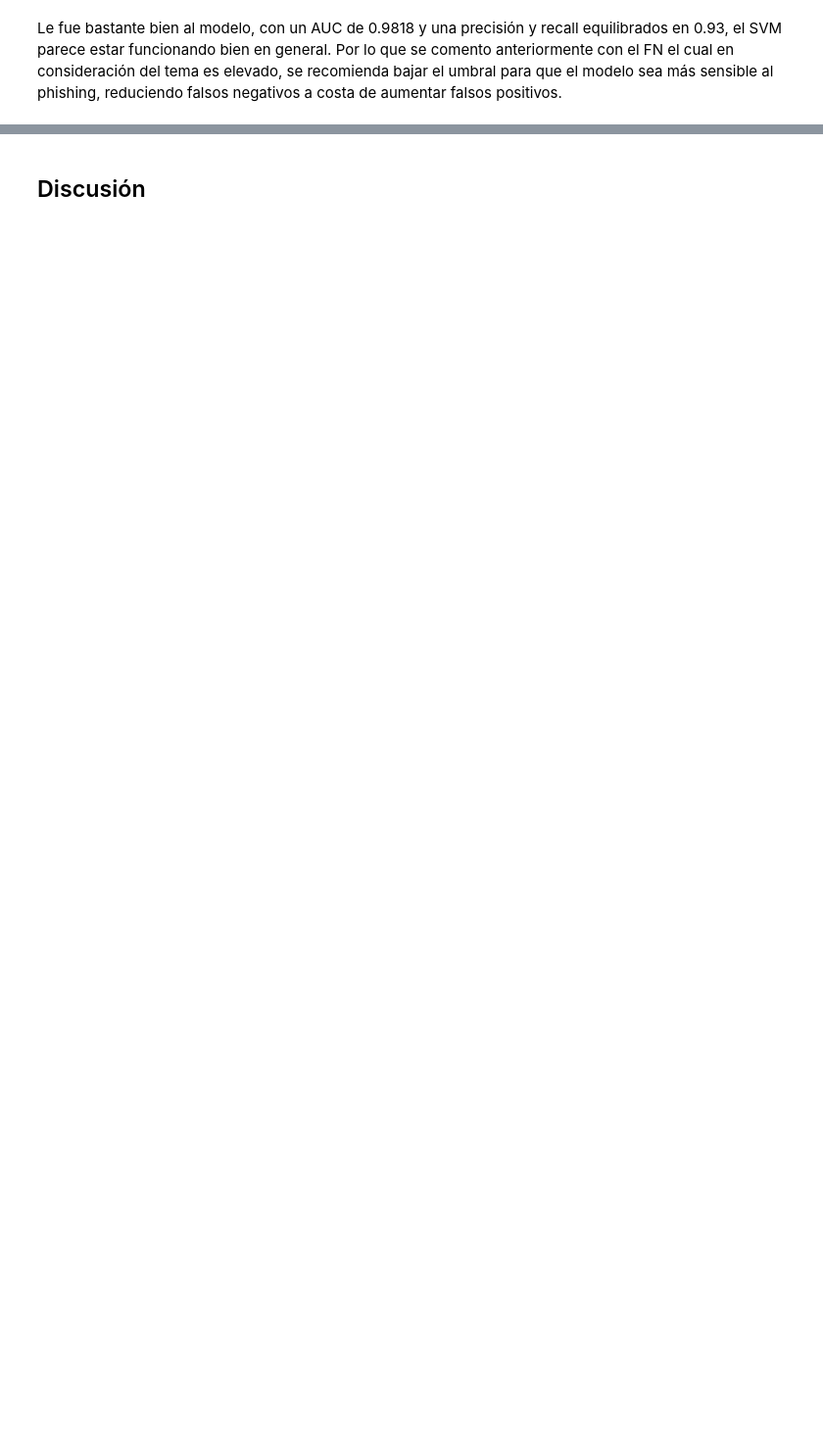
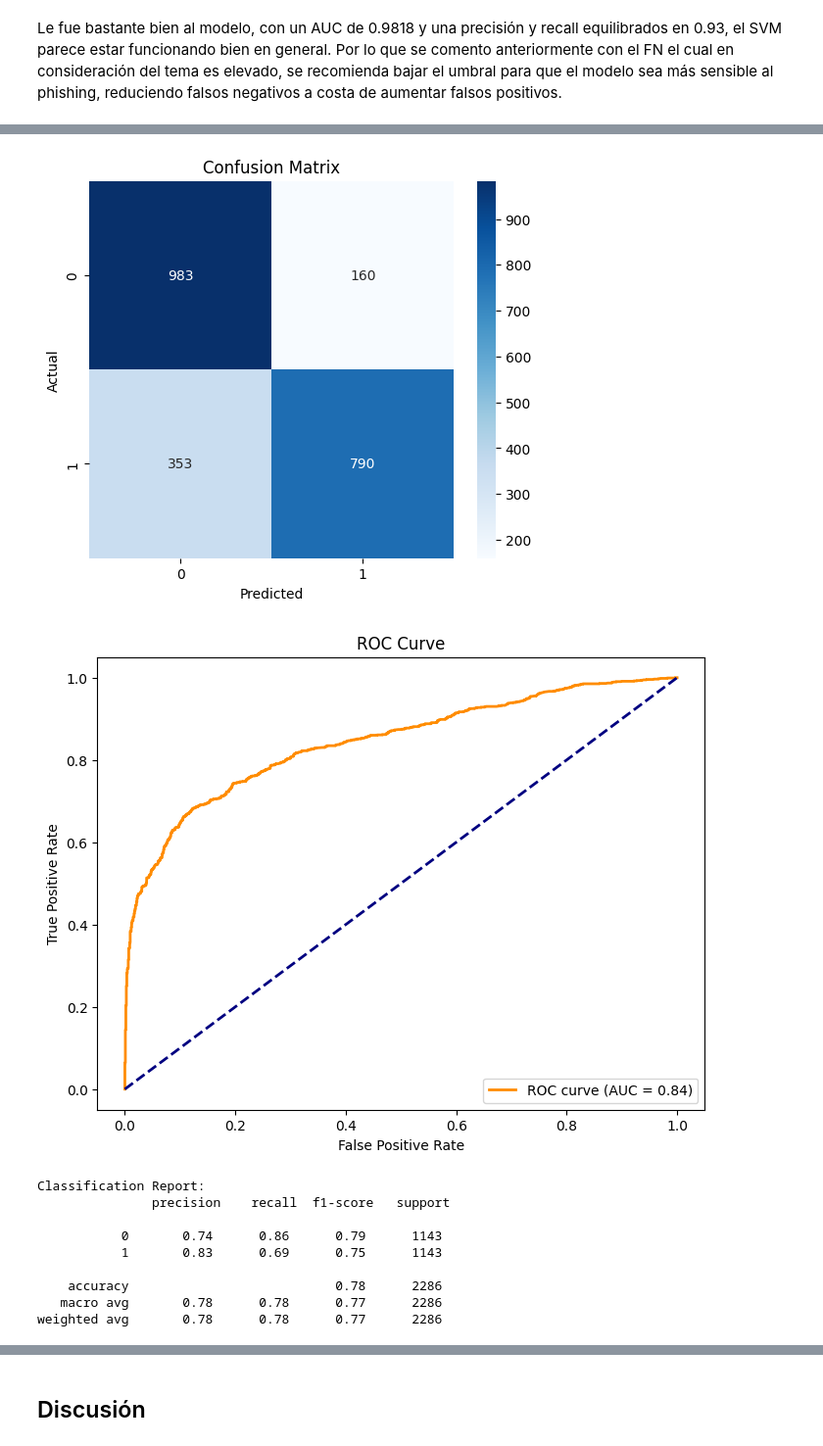
Before and after one commit to FabianJuarez182/SDS_LAB1, a Jupyter notebook: lab1.ipynb, the cells around one changed output, grey strips where cells are left out. Shown at 98% size. Cells and saved outputs as stored; diff of their text form; code cells hidden in the pictures; blank space fills up the shorter version.

```diff
--- a/lab1.ipynb
+++ b/lab1.ipynb
@@ -278,0 +432,58 @@ Le fue bastante bien al modelo, con un AUC de  0.9818 y una precisión y recall
+# %%
+# Definir X e y
+X = df.drop(columns=['status','url'])  # Suponiendo que 'status' es la variable objetivo
+y = df['status']
+# %%
+# Dividir los datos correctamente
+test_size = 0.2  # 20% para pruebas
+random_state = 42  # Para reproducibilidad
+X_train, X_test, y_train, y_test = train_test_split(X, y, test_size=test_size, random_state=random_state, stratify=y)
+# %%
+#entrenar y evaluar Random Forest
+random_forest_model = RandomForestClassifier(
+    n_estimators=100,
+    max_depth=10,  # Limitar la profundidad para evitar sobreajuste
+    min_samples_split=5,  # Número mínimo de muestras para dividir un nodo
+    min_samples_leaf=2,  # Número mínimo de muestras en una hoja
+    random_state=42
+)
+random_forest_model.fit(X_train, y_train)
+
+predictions = random_forest_model.predict(X_test)
+conf_matrix = confusion_matrix(y_test, predictions)
+report = classification_report(y_test, predictions)
+# Mostrar matriz de confusión
+plt.figure(figsize=(6,5))
+sns.heatmap(conf_matrix, annot=True, fmt='d', cmap='Blues')
+plt.xlabel('Predicted')
+plt.ylabel('Actual')
+plt.title('Confusion Matrix')
+plt.show()
+
+# Calcular y graficar la curva ROC correctamente
+probs = random_forest_model.predict_proba(X_test)[:, 1]
+fpr, tpr, _ = roc_curve(y_test, probs)
+roc_auc = auc(fpr, tpr)
+
+plt.figure(figsize=(8,6))
+plt.plot(fpr, tpr, color='darkorange', lw=2, label=f'ROC curve (AUC = {roc_auc:.2f})')
+plt.plot([0, 1], [0, 1], color='navy', lw=2, linestyle='--')
+plt.xlabel('False Positive Rate')
+plt.ylabel('True Positive Rate')
+plt.title('ROC Curve')
+plt.legend(loc='lower right')
+plt.show()
+
+print('Classification Report:\n', report)
+# %% [output]
+[figure, added]
+[figure, added]
+Classification Report:
+               precision    recall  f1-score   support
+
+           0       0.74      0.86      0.79      1143
+           1       0.83      0.69      0.75      1143
+
+    accuracy                           0.78      2286
+   macro avg       0.78      0.78      0.77      2286
+weighted avg       0.78      0.78      0.77      2286
```
Also changed, not shown: parts of 34 cells of this notebook, 5 other files.
